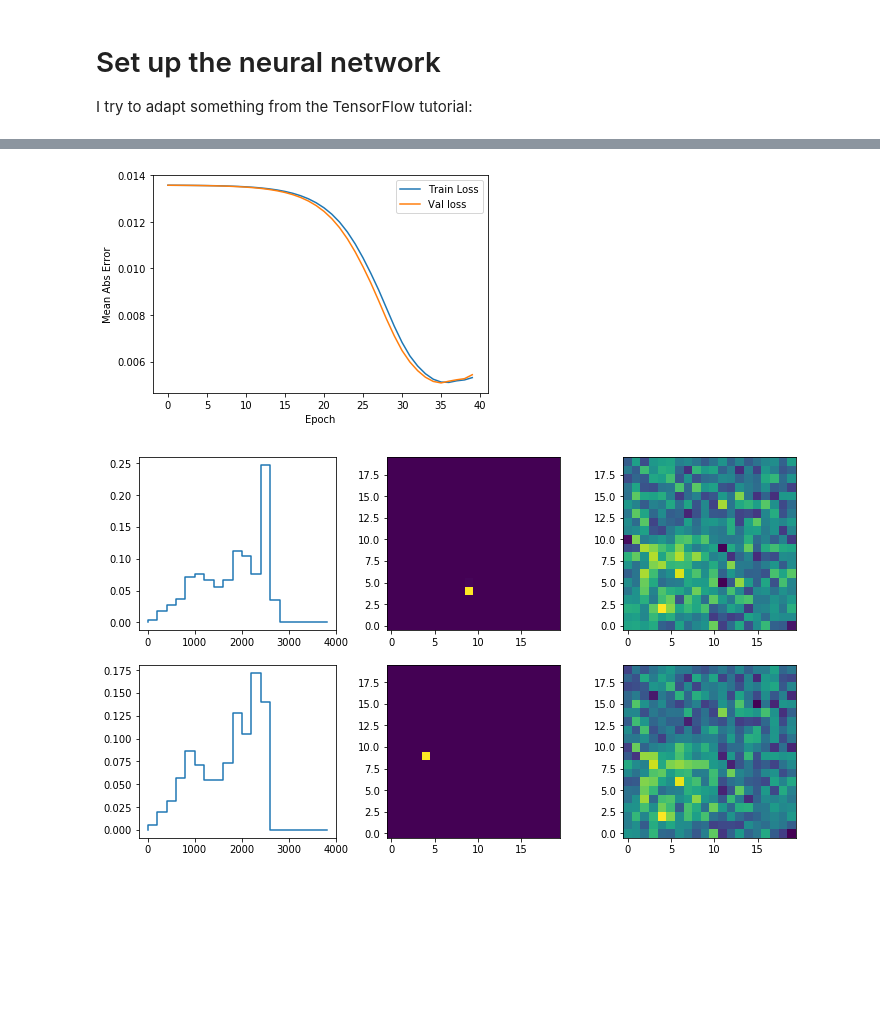
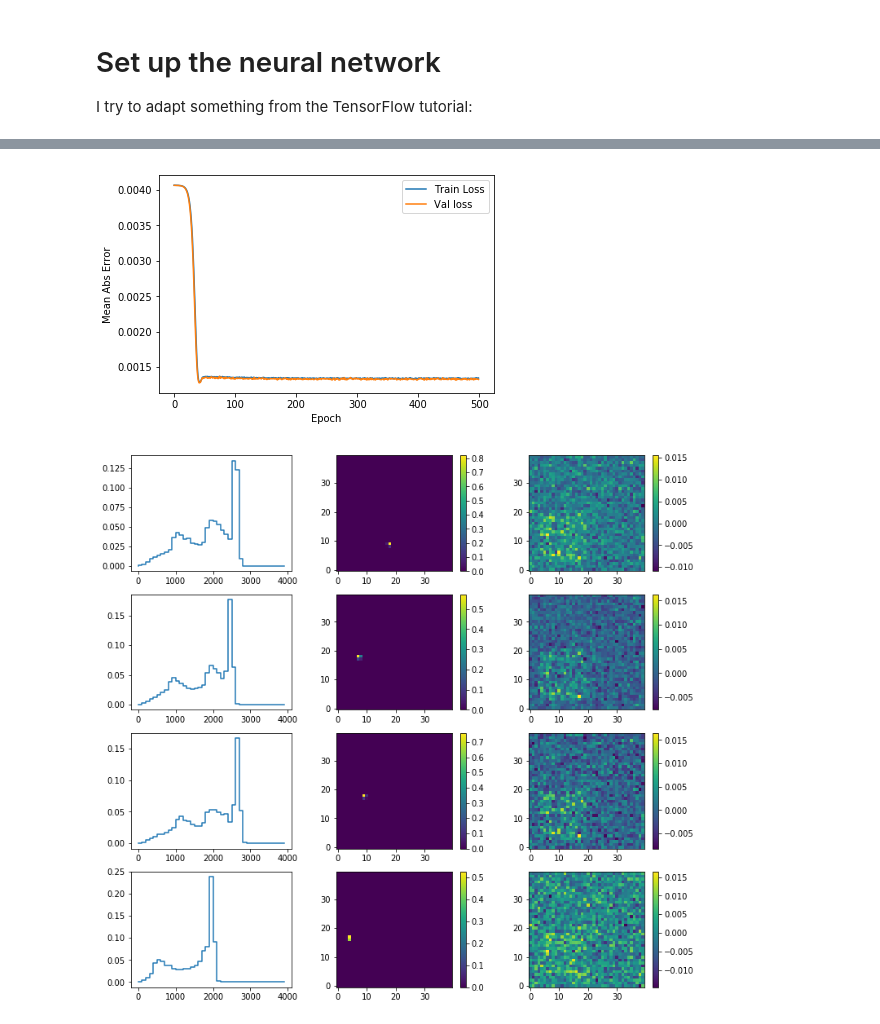
Before and after one commit to jorgenem/beta_oslo_unfolding, a Jupyter notebook: pileup_neural_network-simple_monochromatic_gammas.ipynb, the cells around one changed output, grey strips where cells are left out. Drawn from its saved outputs; the diff is of its cells as text; code cells hidden in the pictures; blank space fills up the shorter version.

```diff
--- a/pileup_neural_network-simple_monochromatic_gammas.ipynb
+++ b/pileup_neural_network-simple_monochromatic_gammas.ipynb
@@ -212,7 +212,7 @@ Mt_max = 2 # Max true multiplicity 2
 purge_files = False # Regenerate simulations?
 
 # Set calibration to use, should not be too large because of neural network
-a0, a1 = 0, 200 # keV
+a0, a1 = 0, 100 # keV
 N_nn = int(Emax/a1 - a0)
 
 fname_ensemble_counts_true = "ensemble_counts_true-"+str(N_ensemble)+"members.npy"
@@ -223,14 +223,15 @@ else:
     E_nn_array = np.linspace(a0, a0+(N_nn-1)*a1, N_nn)
 
     memory_requirement = N_ensemble*N_events*Mt_max*8 / (1024)**2 # MB
-    print("memory required to store events: {:.2f} MB".format(memory_requirement), flush=True)
+    print("memory required to store event lists: {:.2f} MB".format(memory_requirement), flush=True)
 
     ensemble_list_true = []
     for i_ens in range(N_ensemble):
         events_t = np.zeros((N_events,Mt_max))
         # Draw gaussian centroids randomly up to half of the maximum response array energy
         Eg_gaussian_centroids = np.random.uniform(low=300, high=E_resp_array[-1]/2, size=Mt_max)
-        print("Ensemble member {:d}, Egs = {:.2f}, {:.2f}".format(i_ens, Eg_gaussian_centroids[0], Eg_gaussian_centroids[1]), flush=True)
+        if i_ens % 10 == 0:
+            print("Ensemble member {:d}, Egs = {:.2f}, {:.2f}".format(i_ens, Eg_gaussian_centroids[0], Eg_gaussian_centroids[1]), flush=True)
         for i_ev in range(N_events):
             # Mt_curr = np.random.randint(low=1,high=(Mt_max+1))
             Mt_curr = Mt_max # Testing, comparison to the first test we did with 2 gammas for the report
@@ -249,6 +250,7 @@ else:
     # Sort data:
     #counts_true = np.zeros((N_nn, N_nn))
     ensemble_counts_true = np.zeros((N_ensemble, N_nn, N_nn))
+    print("Sorting data", flush=True)
     for i_ens in range(N_ensemble):
         events_t = ensemble_list_true[i_ens]
         for i_ev in range(N_events):
@@ -348,9 +368,8 @@ from tensorflow import keras
 model = keras.Sequential([
     keras.layers.Dense(N_nn, activation=tf.nn.relu,
                        input_shape=(N_nn,)),
-    #keras.layers.Dense(int(N_nn**2), activation=tf.nn.relu),
-    #keras.layers.Dense(4*int(N_nn**2), activation=tf.nn.relu),
-    keras.layers.Dense(4*int(N_nn**2)),
+    keras.layers.Dense(int(N_nn**2), activation=tf.nn.relu),
+    #keras.layers.Dense(int(N_nn**2)),
     keras.layers.Dense(int(N_nn**2))
   ])
 
@@ -366,7 +385,7 @@ class PrintDot(keras.callbacks.Callback):
   def on_epoch_end(self, epoch, logs):
     if epoch % 100 == 0: print('')
     print('.', end='')
-EPOCHS = 40
+EPOCHS = 500
 history = model.fit(train_in, train_out, epochs=EPOCHS,
                     validation_split=0.2, verbose=0,
                     callbacks=[PrintDot()])
@@ -389,7 +412,7 @@ def plot_history(history):
 
 plot_history(history)
 # %% [output]
-[figure, old version]
+[figure, new version]
 # %%
 # Generate and check against new test data:
 Mt_max = 2 # Max true multiplicity 2
@@ -428,23 +466,23 @@ ensemble_test_counts_true /= ensemble_test_counts_true.sum(axis=(1,2)).reshape((
 ensemble_test_counts_folded /= ensemble_test_counts_folded.sum(axis=1).reshape((ensemble_test_counts_folded.shape[0],1))
 # %%
 # Plot true and predicted
-f, axs = plt.subplots(2,3)
+f, axs = plt.subplots(N_test,3)
 
-for i_test in range(2):
+for i_test in range(N_test):
     axs[i_test,0].step(E_nn_array, ensemble_test_counts_folded[i_test,:])
     cbar2 = axs[i_test,1].imshow(ensemble_test_counts_true[i_test,:,:], origin="lower")
 
     ensemble_test_counts_predicted = model.predict(ensemble_test_counts_folded)
     ensemble_test_counts_predicted = ensemble_test_counts_predicted.reshape((N_test, N_nn, N_nn))
     cbar3 = axs[i_test,2].imshow(ensemble_test_counts_predicted[i_test,:,:], origin="lower")
 
     ax1.set_title("Input folded spectrum")
     ax2.set_title("True spectrum")
     ax3.set_title("NN predicted spectrum")
 
 
-    f.colorbar(cbar2, ax=ax2)
-    f.colorbar(cbar3, ax=ax3)
-f.set_size_inches(12,7)
+    f.colorbar(cbar2, ax=axs[i_test,1])
+    f.colorbar(cbar3, ax=axs[i_test,2])
+f.set_size_inches(12,3*N_test)
 # %% [output]
-[figure, old version]
+[figure, new version]
```
Also changed, not shown: parts of 6 cells of this notebook.
